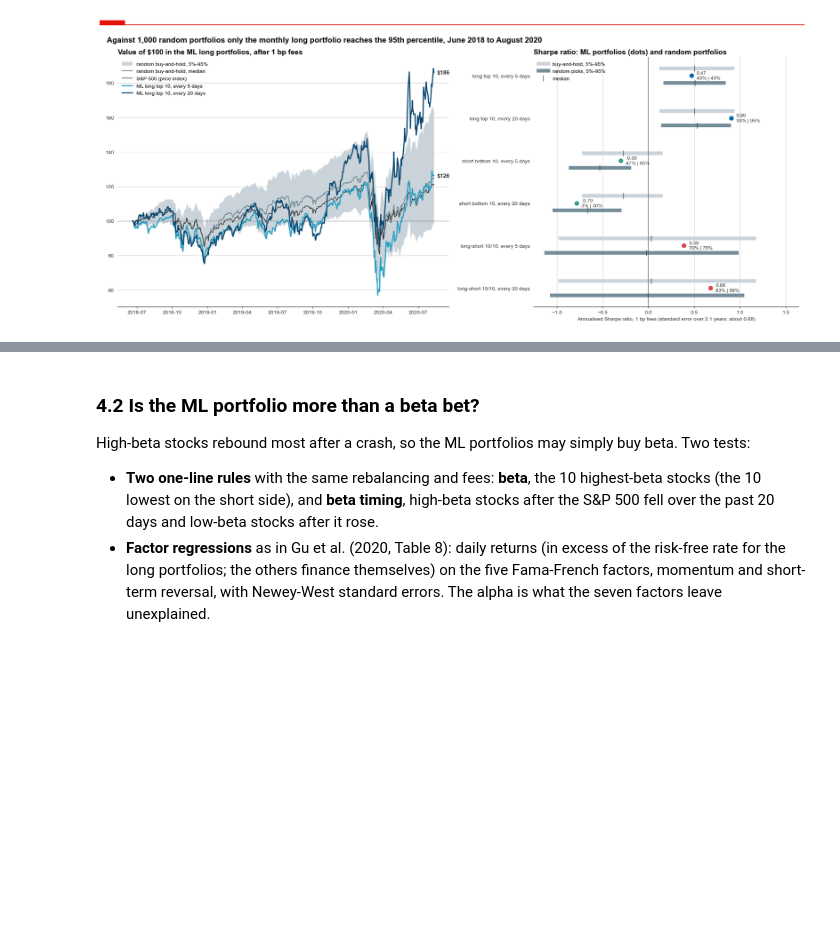
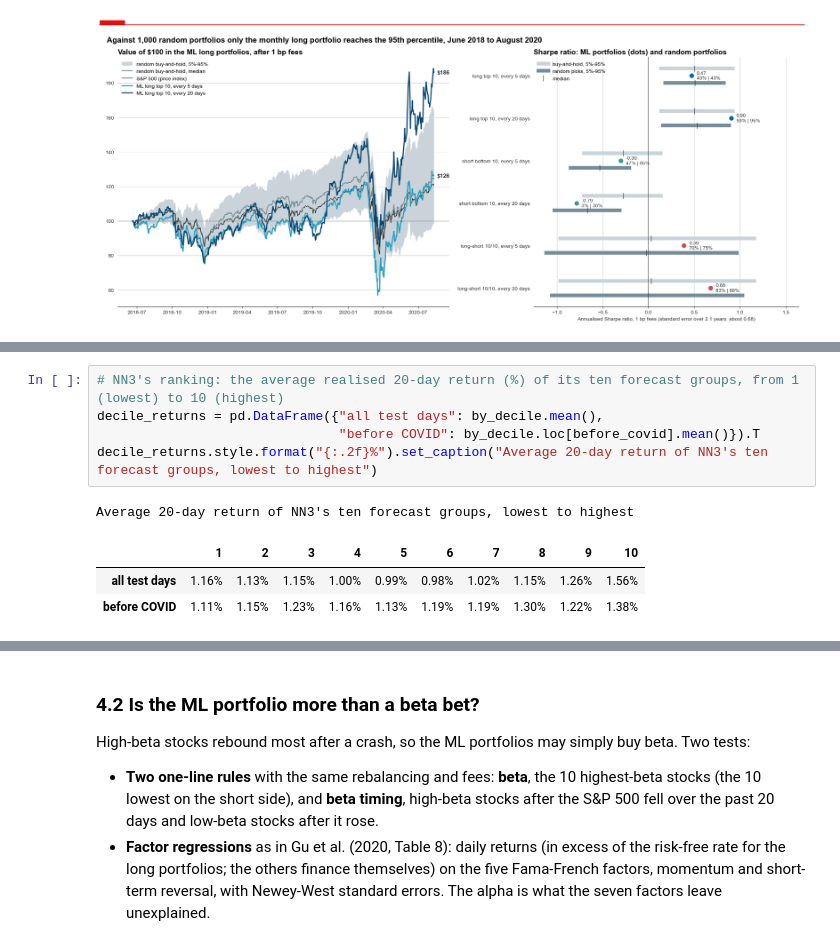
Before and after one commit to cboumans/Finance_with_Big_Data, a Jupyter notebook: lab4/PCLab4_Group4.ipynb, the cells around one changed output, grey strips where cells are left out. Cells and saved outputs as stored; diff of their text form; blank space fills up the shorter version.

```diff
--- a/lab4/PCLab4_Group4.ipynb
+++ b/lab4/PCLab4_Group4.ipynb
@@ -1381 +1400,11 @@ Average 20-day return of NN3's ten forecast groups, lowest to highest (%), befor
+# %%
+# NN3's ranking: the average realised 20-day return (%) of its ten forecast groups, from 1 (lowest) to 10 (highest)
+decile_returns = pd.DataFrame({"all test days": by_decile.mean(),
+                               "before COVID": by_decile.loc[before_covid].mean()}).T
+decile_returns.style.format("{:.2f}%").set_caption("Average 20-day return of NN3's ten forecast groups, lowest to highest")
+# %% [output]
+Average 20-day return of NN3's ten forecast groups, lowest to highest
+|  | 1 | 2 | 3 | 4 | 5 | 6 | 7 | 8 | 9 | 10 |
+| all test days | 1.16% | 1.13% | 1.15% | 1.00% | 0.99% | 0.98% | 1.02% | 1.15% | 1.26% | 1.56% |
+| before COVID | 1.11% | 1.15% | 1.23% | 1.16% | 1.13% | 1.19% | 1.19% | 1.30% | 1.22% | 1.38% |
 # %%
```
Also changed, not shown: parts of 11 cells of this notebook.
